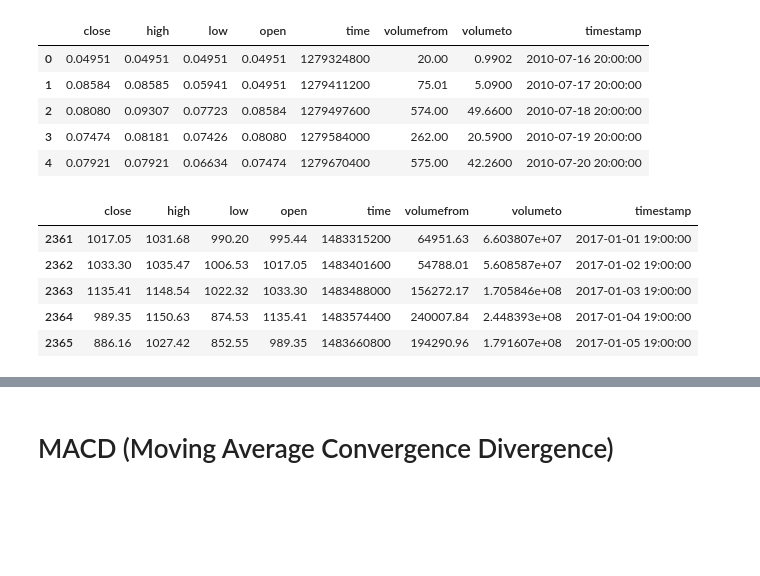
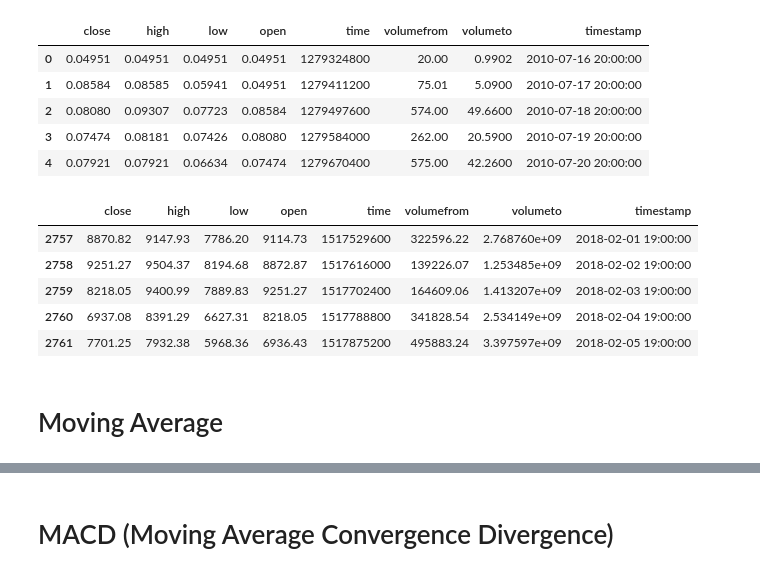
Before and after one commit to kilofarad/soup4lyfe, a Jupyter notebook: technical_analysis_backtest.ipynb, the cells around one changed output, grey strips where cells are left out. Cells and saved outputs as stored; diff of their text form; code cells hidden in the pictures; blank space fills up the shorter version.

```diff
--- a/technical_analysis_backtest.ipynb
+++ b/technical_analysis_backtest.ipynb
@@ -34,8 +27,8 @@ def daily_price_historical(symbol, comparison_symbol, all_data=True, exchange=''
 
     Accesses the CryptoCompare API and returns a pandas dataframe of all historical data
     '''
-    url = 'https://min-api.cryptocompare.com/data/histoday?fsym={}&tsym={}'\
-            .format(symbol.upper(), comparison_symbol.upper())
+    url = 'https://min-api.cryptocompare.com/data/histoday?fsym={}&tsym={}&all_data={}'\
+            .format(symbol.upper(), comparison_symbol.upper(),all_data)
     if exchange:
         url += '&e={}'.format(exchange)
     if all_data:
@@ -58,14 +51,16 @@ df.head()
 | 3 | 0.07474 | 0.08181 | 0.07426 | 0.08080 | 1279584000 | 262.00 | 20.5900 | 2010-07-19 20:00:00 |
 | 4 | 0.07921 | 0.07921 | 0.06634 | 0.07474 | 1279670400 | 575.00 | 42.2600 | 2010-07-20 20:00:00 |
 # %%
-start_date = pd.to_datetime('2017-01-01')
+start_date = pd.to_datetime('2018-02-01')
 mask = (df['timestamp'] > start_date)
 df = df.loc[mask]
 df.head()
 # %% [output]
 |  | close | high | low | open | time | volumefrom | volumeto | timestamp |
-| 2361 | 1017.05 | 1031.68 | 990.20 | 995.44 | 1483315200 | 64951.63 | 6.603807e+07 | 2017-01-01 19:00:00 |
-| 2362 | 1033.30 | 1035.47 | 1006.53 | 1017.05 | 1483401600 | 54788.01 | 5.608587e+07 | 2017-01-02 19:00:00 |
-| 2363 | 1135.41 | 1148.54 | 1022.32 | 1033.30 | 1483488000 | 156272.17 | 1.705846e+08 | 2017-01-03 19:00:00 |
-| 2364 | 989.35 | 1150.63 | 874.53 | 1135.41 | 1483574400 | 240007.84 | 2.448393e+08 | 2017-01-04 19:00:00 |
-| 2365 | 886.16 | 1027.42 | 852.55 | 989.35 | 1483660800 | 194290.96 | 1.791607e+08 | 2017-01-05 19:00:00 |
+| 2757 | 8870.82 | 9147.93 | 7786.20 | 9114.73 | 1517529600 | 322596.22 | 2.768760e+09 | 2018-02-01 19:00:00 |
+| 2758 | 9251.27 | 9504.37 | 8194.68 | 8872.87 | 1517616000 | 139226.07 | 1.253485e+09 | 2018-02-02 19:00:00 |
+| 2759 | 8218.05 | 9400.99 | 7889.83 | 9251.27 | 1517702400 | 164609.06 | 1.413207e+09 | 2018-02-03 19:00:00 |
+| 2760 | 6937.08 | 8391.29 | 6627.31 | 8218.05 | 1517788800 | 341828.54 | 2.534149e+09 | 2018-02-04 19:00:00 |
+| 2761 | 7701.25 | 7932.38 | 5968.36 | 6936.43 | 1517875200 | 495883.24 | 3.397597e+09 | 2018-02-05 19:00:00 |
+# %% [markdown]
+# Moving Average
```
Also changed, not shown: parts of 25 cells of this notebook, 2 other files.
